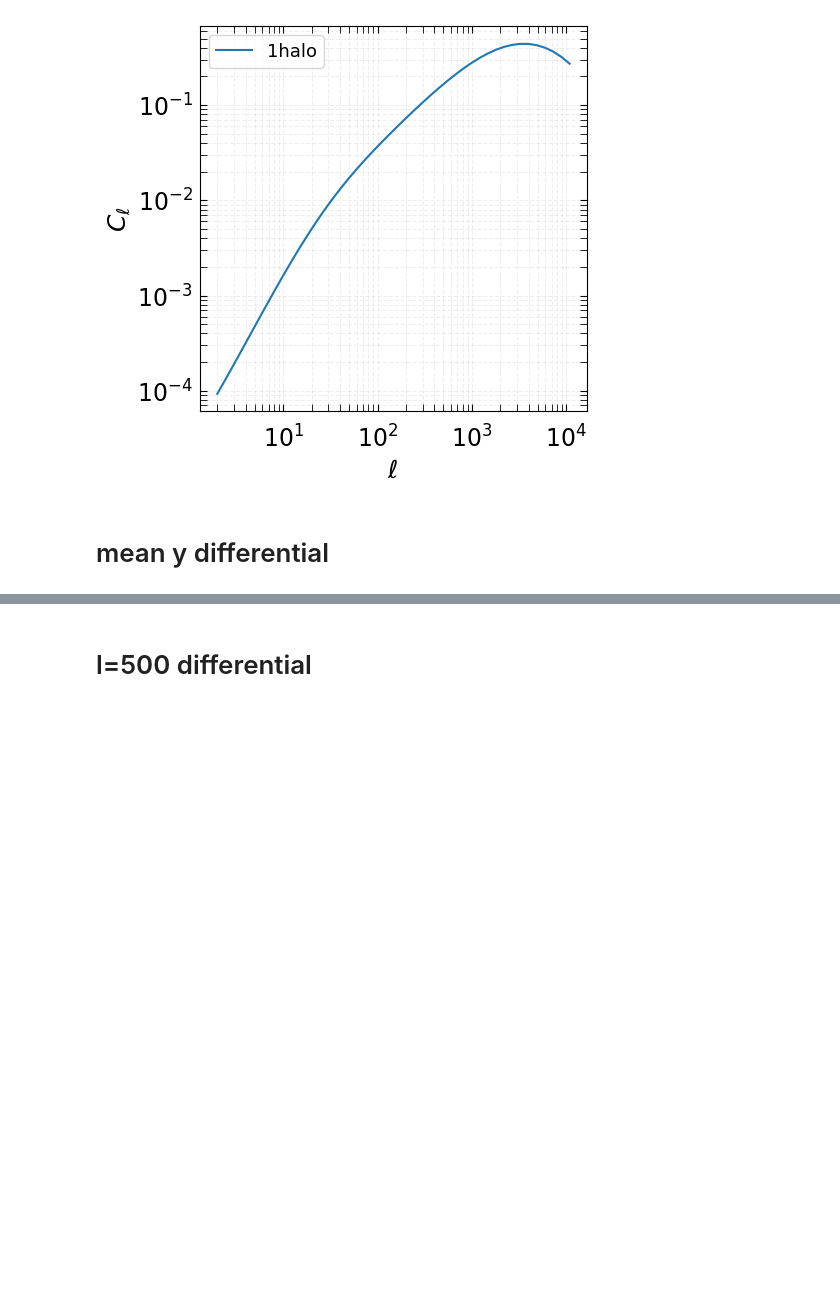
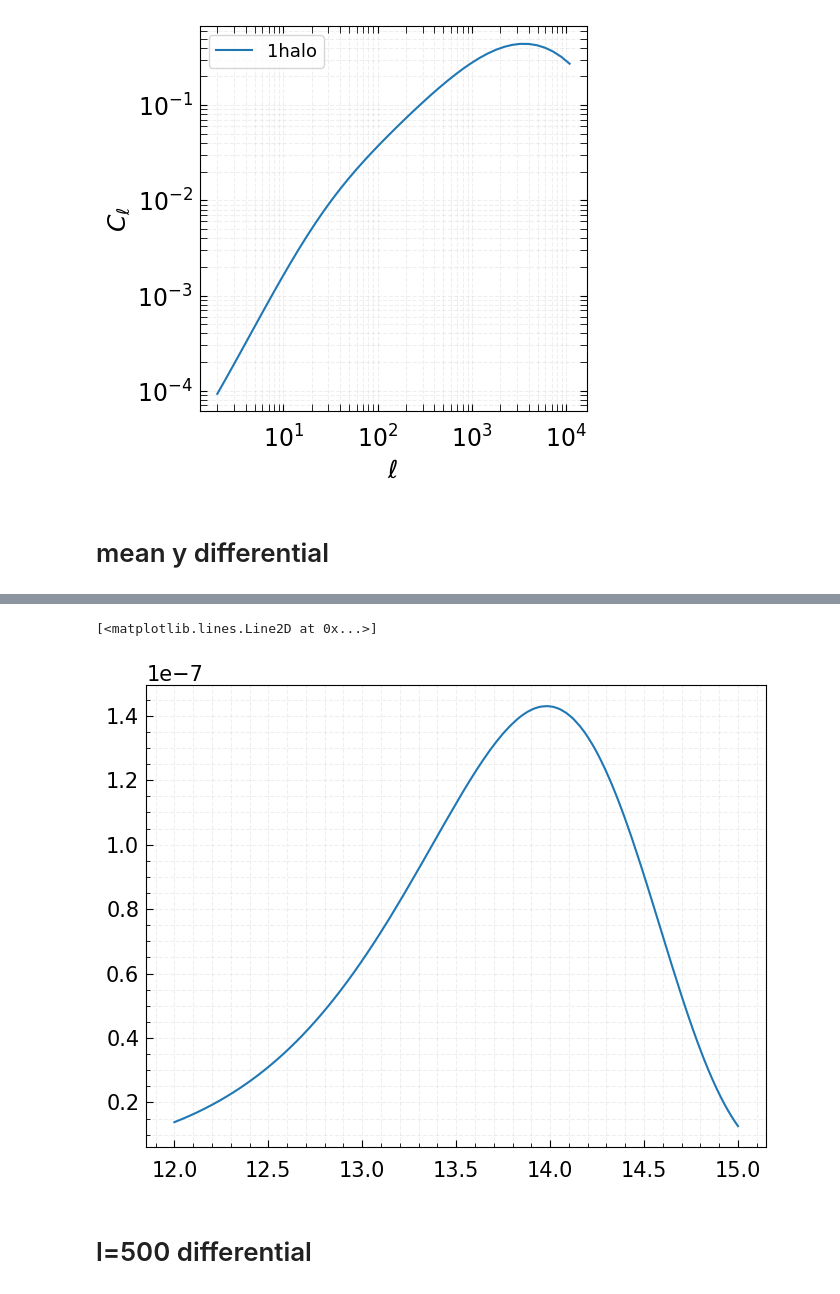
Before and after one commit to CLASS-SZ/notebooks, a Jupyter notebook: class_sz_szkernel.ipynb, the cells around one changed output, grey strips where cells are left out. Saved outputs shown, nothing was run; the diff lists cells and outputs as text; code cells hidden in the pictures; blank space fills up the shorter version.

```diff
--- a/class_sz_szkernel.ipynb
+++ b/class_sz_szkernel.ipynb
@@ -203,3 +203,10 @@ plt.savefig('figures/dydzdlnm_heatmap.pdf')
+# %%
+# plot one slice:
+izp = 100
+plt.plot(log10m_array,dydzdm_2d[izp])
+# %% [output]
+[<matplotlib.lines.Line2D at 0x...>]
+[figure, added]
 # %% [markdown]
 # l=500 differential
 # %%
```
Also changed, not shown: parts of 8 cells of this notebook.
